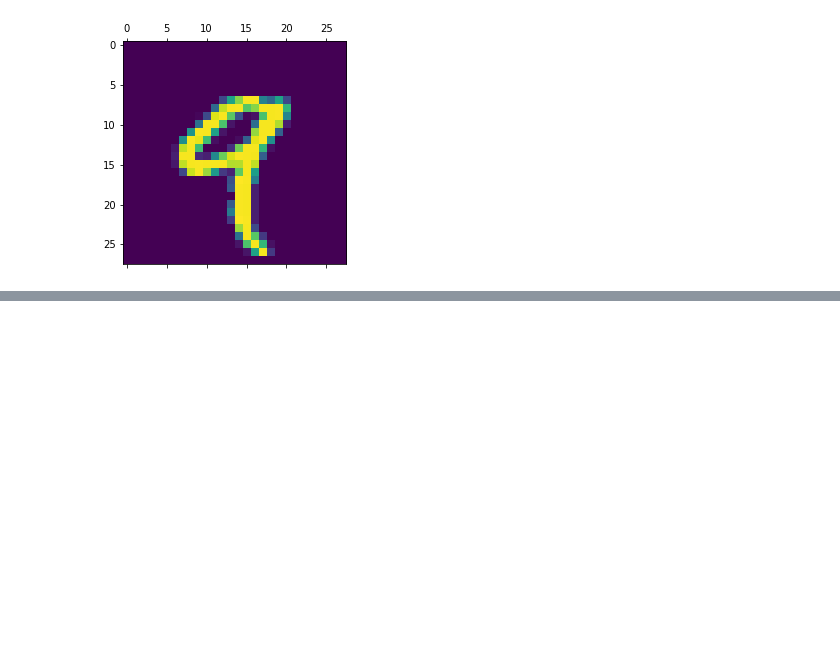
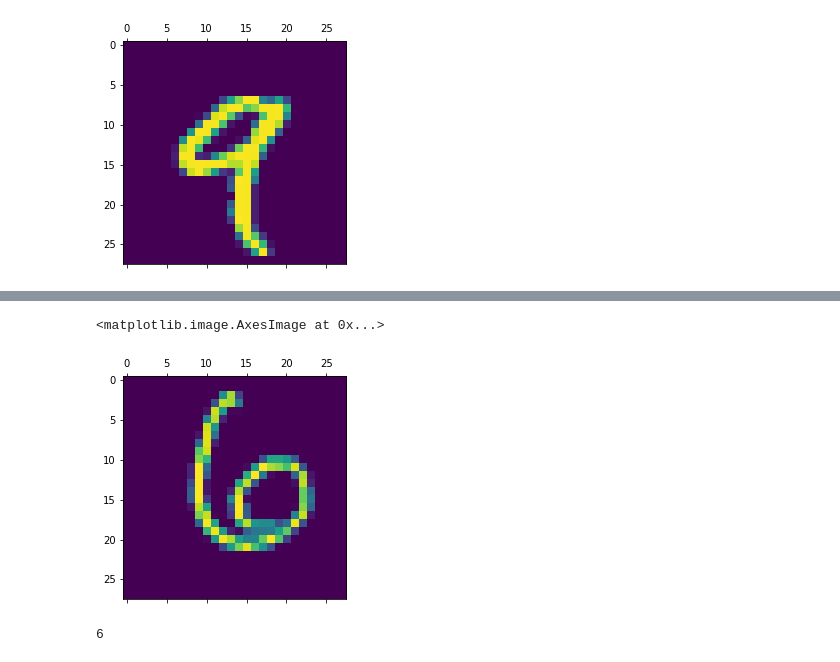
Before and after one commit to mauropappaterra/ANN-Number-Recognition-MNIST, a Jupyter notebook: ANN.ipynb, the cells around one changed output, grey strips where cells are left out. Saved outputs shown, nothing was run; the diff lists cells and outputs as text; code cells hidden in the pictures; blank space fills up the shorter version.

```diff
--- a/ANN.ipynb
+++ b/ANN.ipynb
@@ -60,0 +191,9 @@ TypeError: 'tuple' object is not callable
+# %%
+plot.matshow(x_test[100])
+# %% [output]
+<matplotlib.image.AxesImage at 0x...>
+[figure, added]
+# %%
+np.argmax(predictions[100])
+# %% [output]
+6
```
Also changed, not shown: parts of 25 cells of this notebook.
